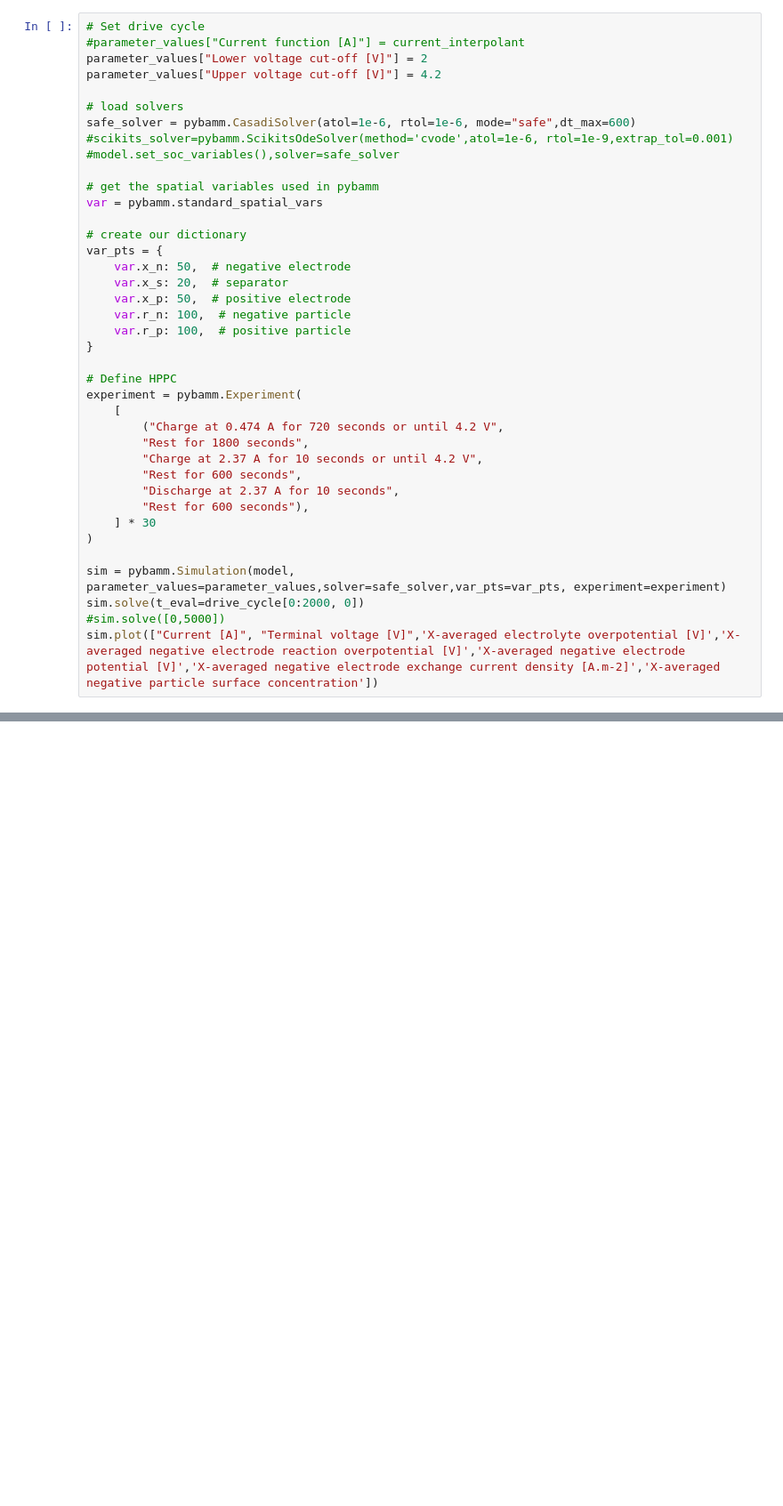
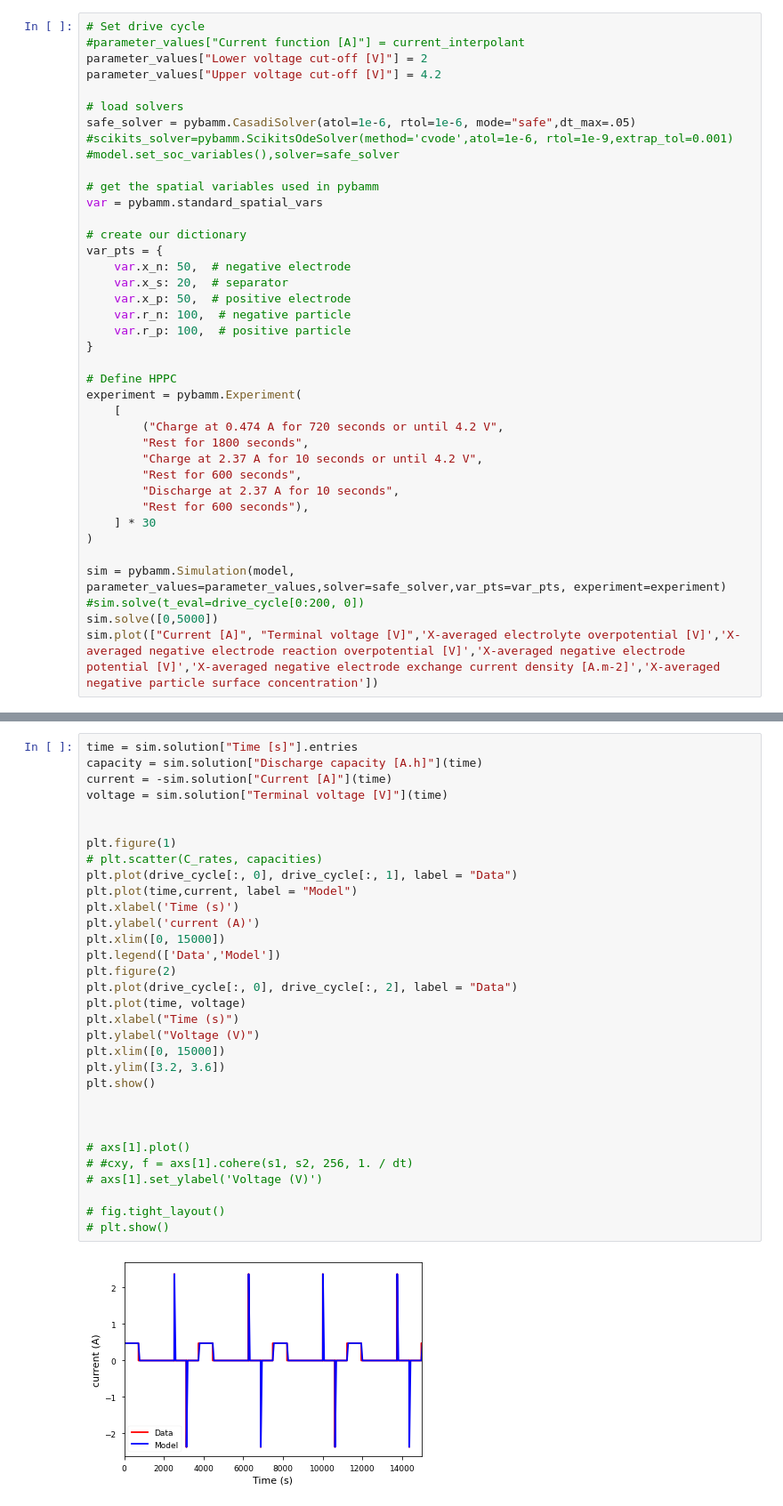
Before and after one commit to wengandrew/fast-formation, a Jupyter notebook: simulation/HPPC_charge_pouch.ipynb, the cells around one changed output, grey strips where cells are left out. Shown at 89% size. Cells and saved outputs as stored; diff of their text form; blank space fills up the shorter version.

Commit message:
plotting to compare with experimental data

```diff
--- a/simulation/HPPC_charge_pouch.ipynb
+++ b/simulation/HPPC_charge_pouch.ipynb
@@ -95,7 +94,7 @@ parameter_values["Lower voltage cut-off [V]"] = 2
 parameter_values["Upper voltage cut-off [V]"] = 4.2
 
 # load solvers
-safe_solver = pybamm.CasadiSolver(atol=1e-6, rtol=1e-6, mode="safe",dt_max=600)
+safe_solver = pybamm.CasadiSolver(atol=1e-6, rtol=1e-6, mode="safe",dt_max=.05)
 #scikits_solver=pybamm.ScikitsOdeSolver(method='cvode',atol=1e-6, rtol=1e-9,extrap_tol=0.001)
 #model.set_soc_variables(),solver=safe_solver
 
@@ -124,7 +123,7 @@ experiment = pybamm.Experiment(
 )
 
 sim = pybamm.Simulation(model, parameter_values=parameter_values,solver=safe_solver,var_pts=var_pts, experiment=experiment)
-sim.solve(t_eval=drive_cycle[0:2000, 0])
-#sim.solve([0,5000])
+#sim.solve(t_eval=drive_cycle[0:200, 0])
+sim.solve([0,5000])
 sim.plot(["Current [A]", "Terminal voltage [V]",'X-averaged electrolyte overpotential [V]','X-averaged negative electrode reaction overpotential [V]','X-averaged negative electrode potential [V]','X-averaged negative electrode exchange current density [A.m-2]','X-averaged negative particle surface concentration'])
 # %% [output]
@@ -132,0 +133,34 @@ sim.plot(["Current [A]", "Terminal voltage [V]",'X-averaged electrolyte overpote
+# %%
+time = sim.solution["Time [s]"].entries
+capacity = sim.solution["Discharge capacity [A.h]"](time)
+current = -sim.solution["Current [A]"](time)
+voltage = sim.solution["Terminal voltage [V]"](time)
+
+
+plt.figure(1)
+# plt.scatter(C_rates, capacities)
+plt.plot(drive_cycle[:, 0], drive_cycle[:, 1], label = "Data")
+plt.plot(time,current, label = "Model")
+plt.xlabel('Time (s)')
+plt.ylabel('current (A)')
+plt.xlim([0, 15000])
+plt.legend(['Data','Model'])
+plt.figure(2)
+plt.plot(drive_cycle[:, 0], drive_cycle[:, 2], label = "Data")
+plt.plot(time, voltage)
+plt.xlabel("Time (s)")
+plt.ylabel("Voltage (V)")
+plt.xlim([0, 15000])
+plt.ylim([3.2, 3.6])
+plt.show()
+
+
+
+# axs[1].plot()
+# #cxy, f = axs[1].cohere(s1, s2, 256, 1. / dt)
+# axs[1].set_ylabel('Voltage (V)')
+
+# fig.tight_layout()
+# plt.show()
+# %% [output]
+[figure, added]
```
Also changed, not shown: parts of 3 cells of this notebook.
